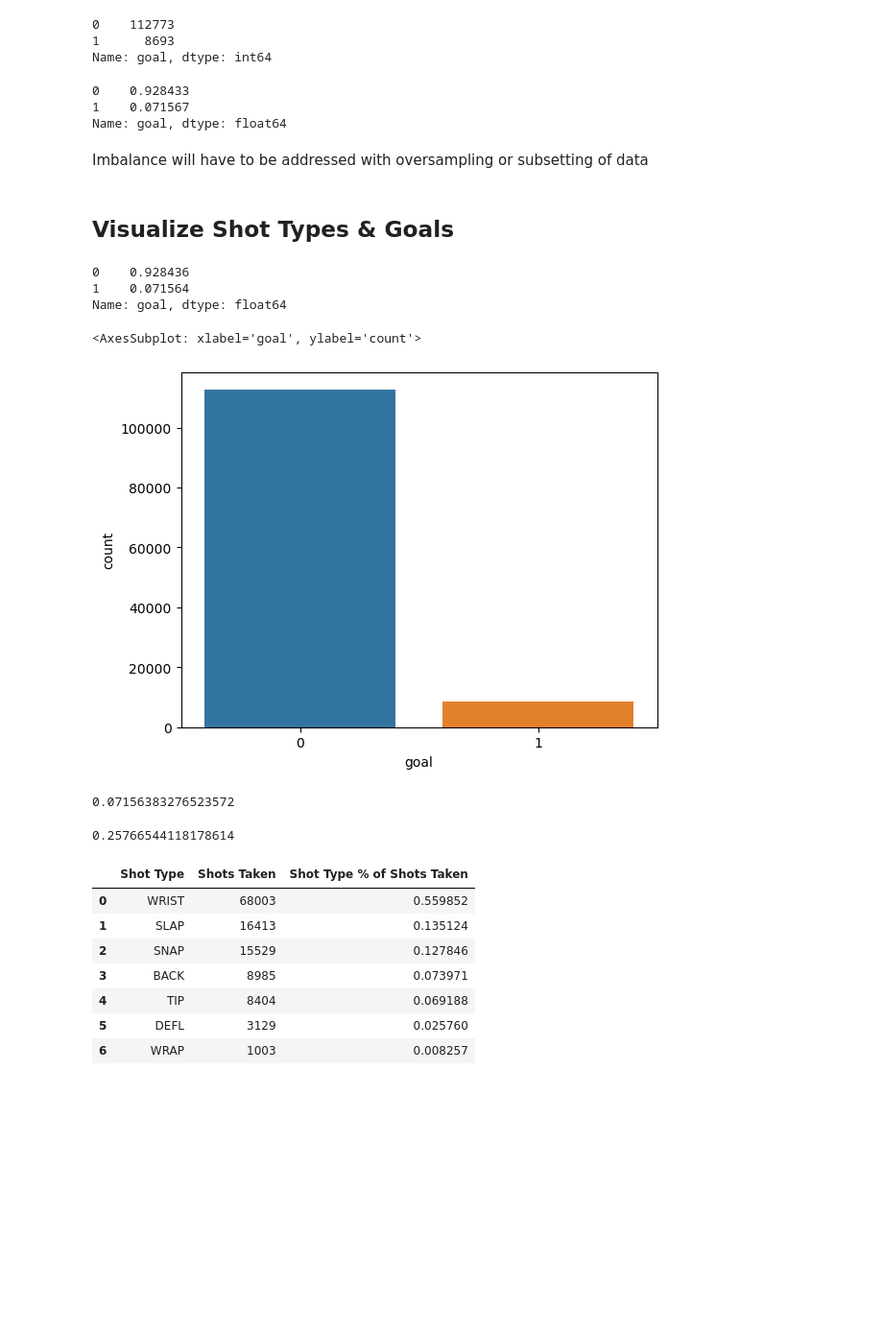
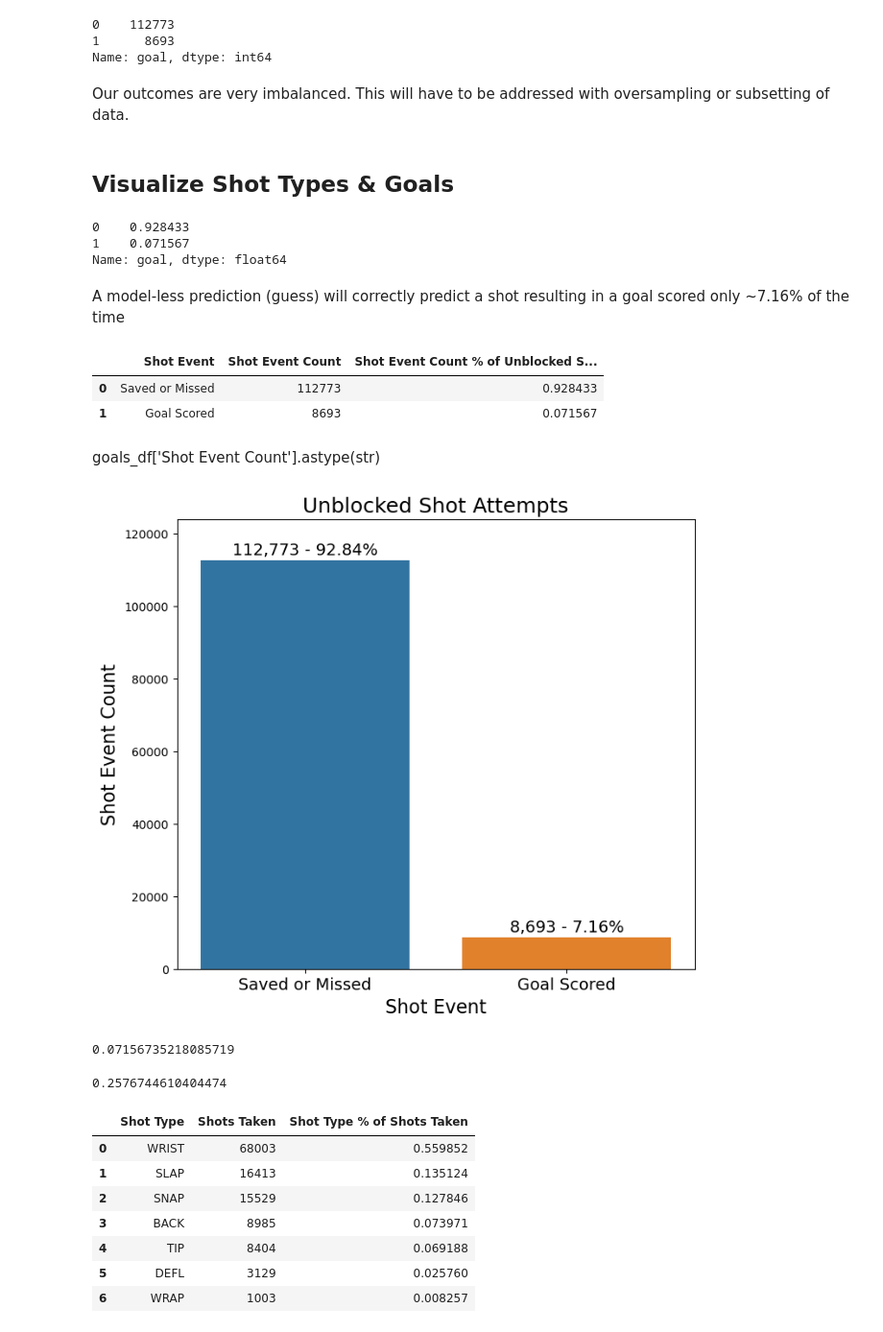
Before and after one commit to jbenasuli/hockey-classification, a Jupyter notebook: NHL-xG-v2.ipynb, the cells around one changed output. Shown at 96% size. Saved outputs shown, nothing was run; the diff lists cells and outputs as text; code cells hidden in the pictures; blank space fills up the shorter version.

Commit message:
update visualizations

```diff
--- a/NHL-xG-v2.ipynb
+++ b/NHL-xG-v2.ipynb
@@ -238,46 +228,59 @@ s21_shots_df['goal'].value_counts() # binary with 1 representing a goal scored
 0    112773
 1      8693
 Name: goal, dtype: int64
-# %%
-# check goal imbalance
-s21_shots_df['goal'].value_counts(normalize=True) # very imbalanced
-# %% [output]
-0    0.928433
-1    0.071567
-Name: goal, dtype: float64
 # %% [markdown]
-Imbalance will have to be addressed with oversampling or subsetting of data
+Our outcomes are very imbalanced. This will have to be addressed with oversampling or subsetting of data.
 # %% [markdown]
 ## Visualize Shot Types & Goals
 # %%
-shots_df.goal.value_counts(normalize=True) # Baseline will predict no goal scord 92.8% of the time
+# Get normalized target variable ('goal') distribution
+s21_shots_df['goal'].value_counts(normalize=True) # very imbalanced
 # %% [output]
-0    0.928436
-1    0.071564
+0    0.928433
+1    0.071567
 Name: goal, dtype: float64
+# %% [markdown]
+A model-less prediction (guess) will correctly predict a shot resulting in a goal scored only ~7.16% of the time
 # %%
 # Create goals DF
-goals_df = s21_shots_df['goal'].value_counts().rename_axis('Shot Type').reset_index(name='Shots Taken')
-shot_types_df['Shot Type % of Shots Taken'] = shot_types_df['Shots Taken'] / shot_types_df['Shots Taken'].sum()
-shot_types_df
+goals_df = s21_shots_df['goal'].value_counts().rename_axis('Shot Event').reset_index(name='Shot Event Count')
+goals_df['Shot Event Count % of Unblocked Shot Attempts'] = goals_df['Shot Event Count'] / goals_df['Shot Event Count'].sum()
+goals_df['Shot Event'][0] = 'Saved or Missed'
+goals_df['Shot Event'][1] = 'Goal Scored'
+goals_df
+# %% [output]
+|  | Shot Event | Shot Event Count | Shot Event Count % of Unblocked S... |
+| 0 | Saved or Missed | 112773 | 0.928433 |
+| 1 | Goal Scored | 8693 | 0.071567 |
-# %%
-# Vizualize target variable distribution
-sns.countplot(x='goal', data=shots_df)
-# %% [output]
-<AxesSubplot: xlabel='goal', ylabel='count'>
-[figure, removed]
+# %% [markdown]
+goals_df['Shot Event Count'].astype(str)
+# %%
+event_labels = goals_df["Shot Event Count"].map('{:,d}'.format) + ' - ' + np.round((goals_df['Shot Event Count % of Unblocked Shot Attempts'] * 100),2).astype(str) + '%'
+
+fig, ax = plt.subplots(figsize=(8, 7))
+ax = sns.barplot(x='Shot Event', y='Shot Event Count', data=goals_df)
+ax.bar_label(ax.containers[0], labels=event_labels, padding=2, size=14)
+ax.margins(y=0.1)
+ax.margins(x=0.05)
+plt.title("Unblocked Shot Attempts", size = 18)
+plt.xlabel("Shot Event", size = 16)
+plt.xticks(rotation=0, size=14)
+plt.ylabel("Shot Event Count", size = 16)
+plt.show()
+# %% [output]
+[figure, added]
 # %%
 # Random choice accuracy score
-baseline_pred = np.ones(shots_df.shape[0])
-accuracy_score(shots_df['goal'],baseline_pred)
+baseline_pred = np.ones(s21_shots_df.shape[0])
+accuracy_score(s21_shots_df['goal'],baseline_pred)
 # %% [output]
-0.07156383276523572
+0.07156735218085719
 # %%
 # Random choice log loss as that is the industry standard metric for xG models
-baseline_probs = np.repeat(shots_df['goal'].value_counts(normalize=True)[1], shots_df.shape[0])
-log_loss(shots_df['goal'], baseline_probs)
+baseline_probs = np.repeat(s21_shots_df['goal'].value_counts(normalize=True)[1], s21_shots_df.shape[0])
+log_loss(s21_shots_df['goal'], baseline_probs)
 # %% [output]
-0.25766544118178614
+0.2576744610404474
 # %%
 # Create shots taken by shotType DF
 shot_types_df = s21_shots_df['shotType'].value_counts().rename_axis('Shot Type').reset_index(name='Shots Taken')
```
Also changed, not shown: parts of 26 cells of this notebook, 6 other files.
